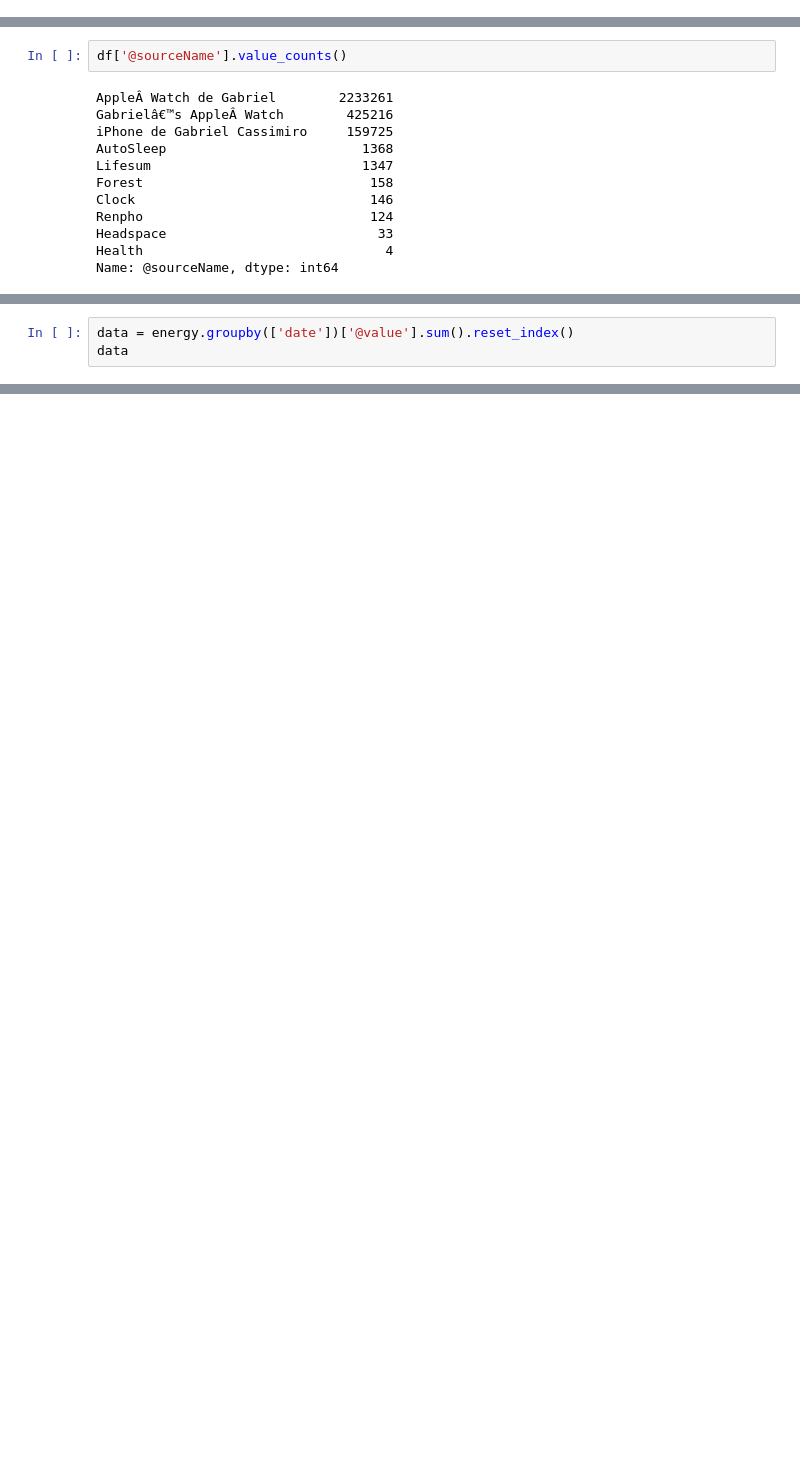
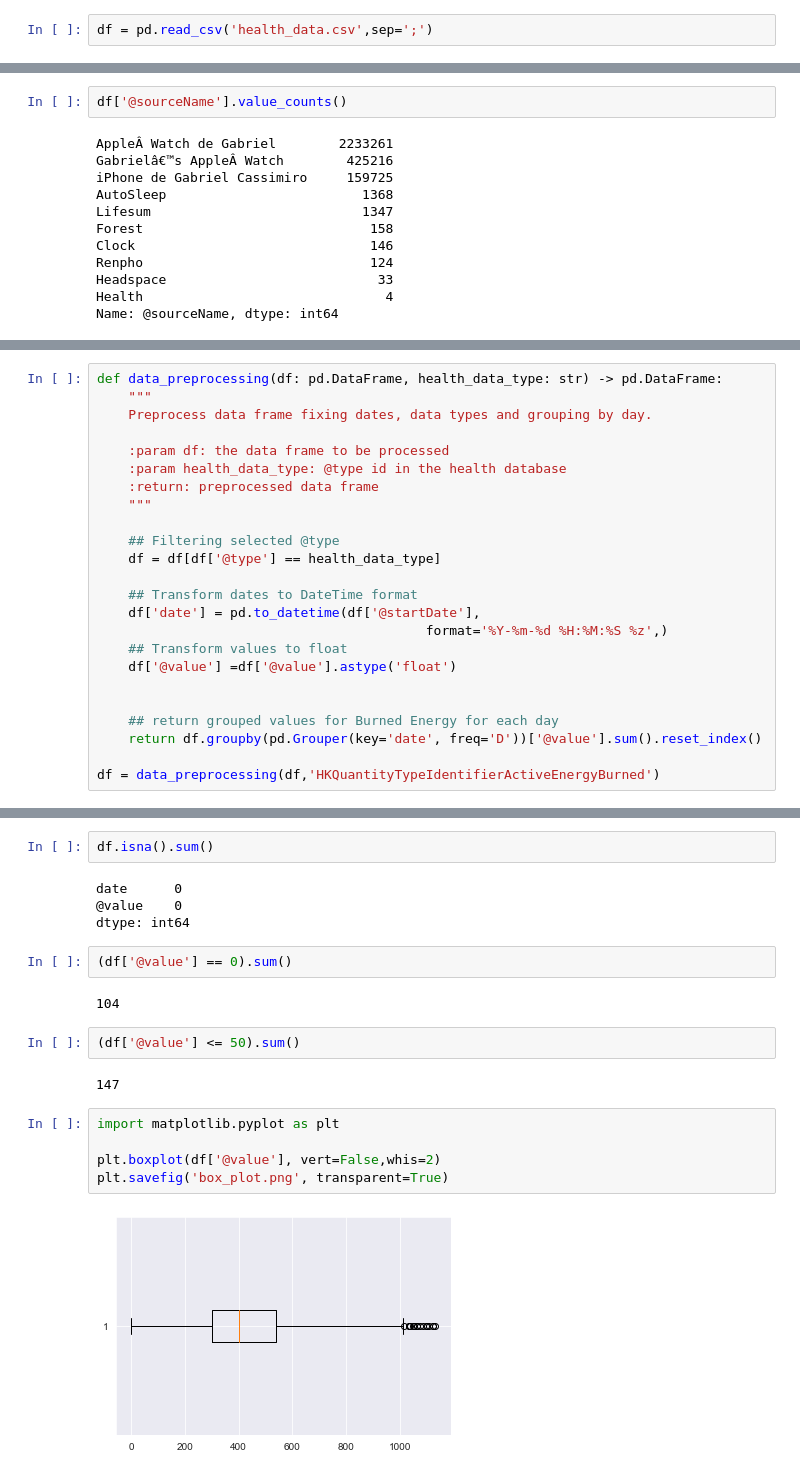
Before and after one commit to gabrielcassimiro17/apple-health-project, a Jupyter notebook: data_cleaning.ipynb, the cells around one changed output, grey strips where cells are left out. Saved outputs shown, nothing was run; the diff lists cells and outputs as text; blank space fills up the shorter version.

```diff
--- a/data_cleaning.ipynb
+++ b/data_cleaning.ipynb
@@ -37,6 +38,8 @@ def new_data_parsing(zip_path:str = 'export.zip' ,save_csv_path:str = 'health_da
         df.to_csv(save_csv_path,index=False, sep=';')
 
     return df
+# %%
+df = pd.read_csv('health_data.csv',sep=';')
 # %%
 df.head()
 # %% [output]
@@ -145,3 +100,0 @@ print(energy['date'].max(), energy['date'].min())
-# %%
-data = energy.groupby(['date'])['@value'].sum().reset_index()
-data
@@ -177,0 +101,24 @@ Name: @value, dtype: float64
+# %%
+def data_preprocessing(df: pd.DataFrame, health_data_type: str) -> pd.DataFrame:
+    """
+    Preprocess data frame fixing dates, data types and grouping by day.
+
+    :param df: the data frame to be processed
+    :param health_data_type: @type id in the health database
+    :return: preprocessed data frame
+    """
+
+    ## Filtering selected @type
+    df = df[df['@type'] == health_data_type]
+
+    ## Transform dates to DateTime format
+    df['date'] = pd.to_datetime(df['@startDate'],
+                                          format='%Y-%m-%d %H:%M:%S %z',)
+    ## Transform values to float
+    df['@value'] =df['@value'].astype('float')
+
+
+    ## return grouped values for Burned Energy for each day
+    return df.groupby(pd.Grouper(key='date', freq='D'))['@value'].sum().reset_index()
+
+df = data_preprocessing(df,'HKQuantityTypeIdentifierActiveEnergyBurned')
@@ -177,0 +151,21 @@ Name: @value, dtype: float64
+# %%
+df.isna().sum()
+# %% [output]
+date      0
+@value    0
+dtype: int64
+# %%
+(df['@value'] == 0).sum()
+# %% [output]
+104
+# %%
+(df['@value'] <= 50).sum()
+# %% [output]
+147
+# %%
+import matplotlib.pyplot as plt
+
+plt.boxplot(df['@value'], vert=False,whis=2)
+plt.savefig('box_plot.png', transparent=True)
+# %% [output]
+[figure, added]
```
Also changed, not shown: parts of 24 cells of this notebook.
